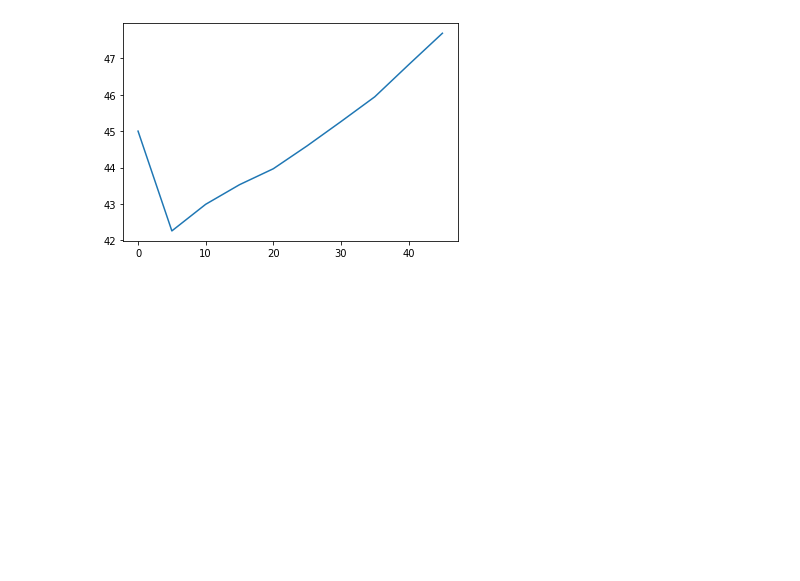
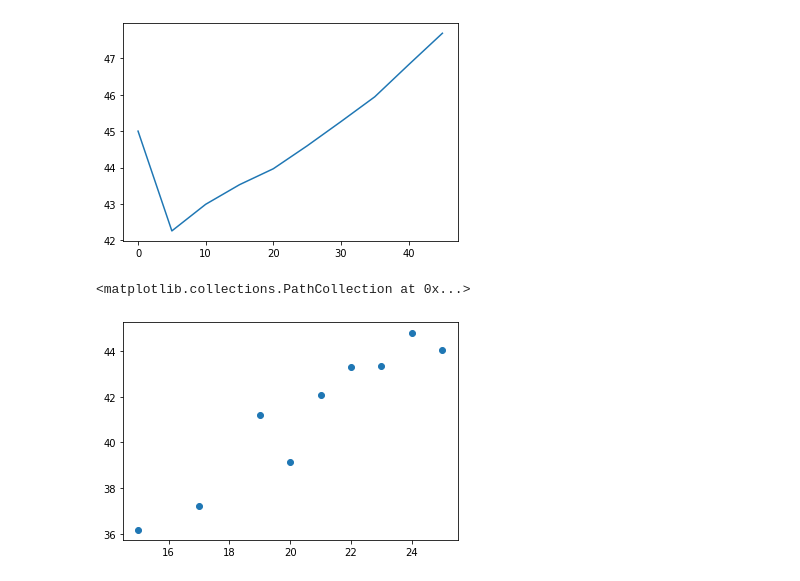
Before and after one commit to carolinelarry/homework_5, a Jupyter notebook: Power of Plots.ipynb, the cells around one changed output. Saved outputs shown, nothing was run; the diff lists cells and outputs as text; code cells hidden in the pictures; blank space fills up the shorter version.

```diff
--- a/Power of Plots.ipynb
+++ b/Power of Plots.ipynb
@@ -461,3 +469,15 @@ plt.plot(mouse_info["Timepoint"], mouse_info["Tumor Volume (mm3)"])
 # %% [output]
 [<matplotlib.lines.Line2D at 0x...>]
 [figure]
+# %%
+#Creating scatter plot of average tumor volume vs. mouse weight for Capomulin regimen
+
+#Call Capomulin dataframe
+avg = capomulin_df.groupby(["Weight (g)"])
+new = avg.mean()
+
+#average = capomulin_df["Tumor Volume (mm3)"].mean()
+plt.scatter(new.index, new["Tumor Volume (mm3)"])
+# %% [output]
+<matplotlib.collections.PathCollection at 0x...>
+[figure, added]
```
Also changed, not shown: parts of 5 cells of this notebook.
